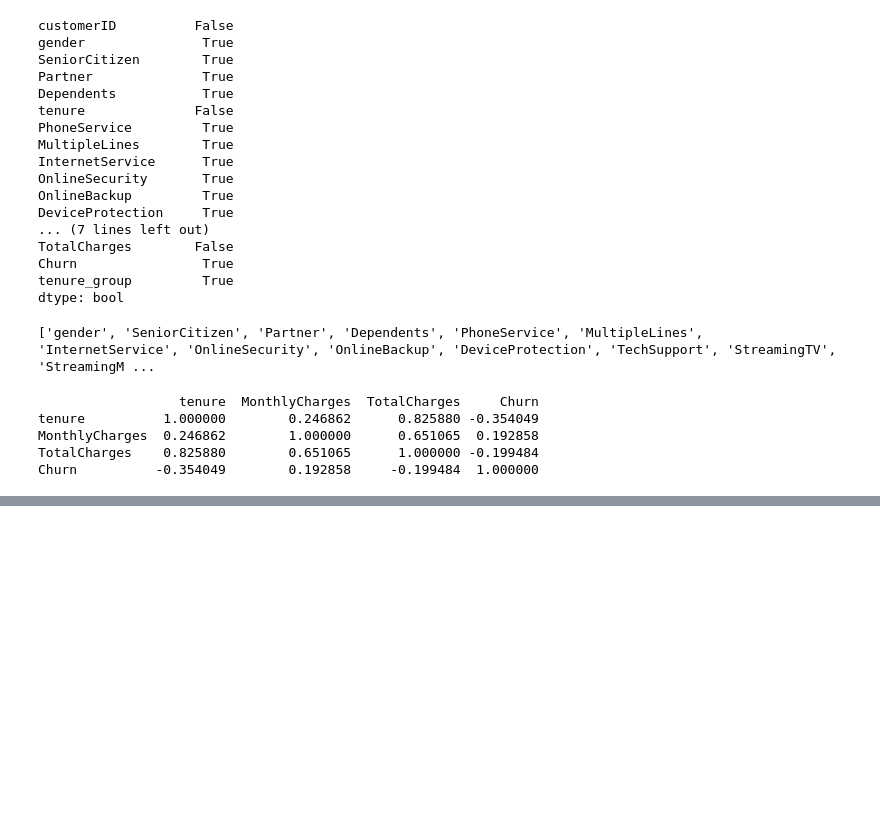
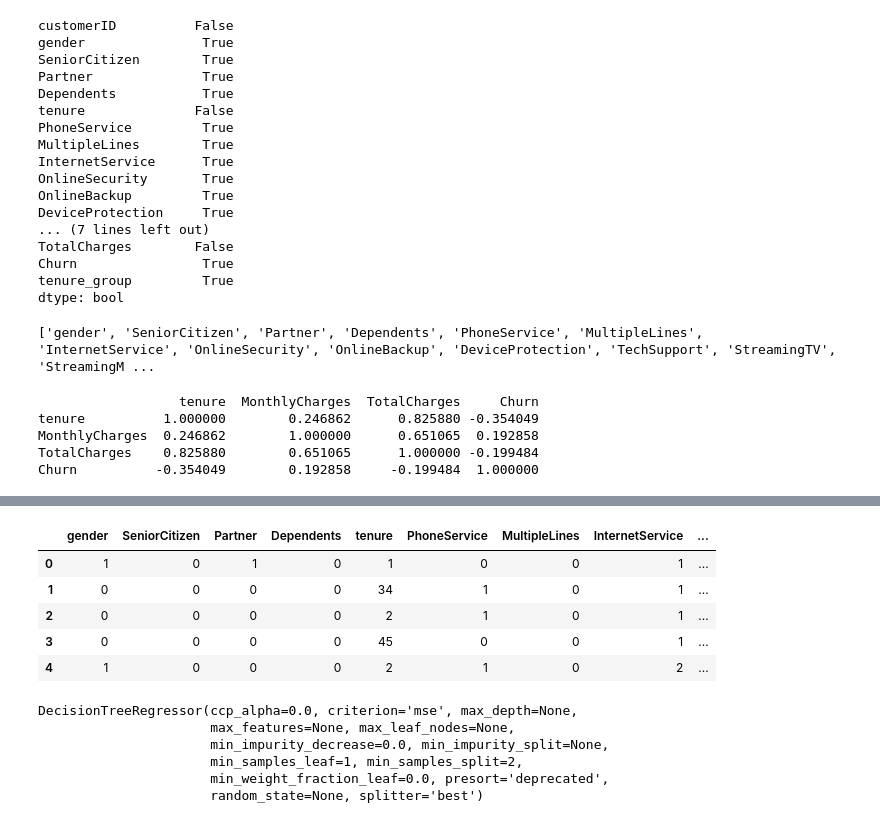
Before and after one commit to Swathips89/Telecom-Churn, a Jupyter notebook: Customer Churn.ipynb, the cells around one changed output, grey strips where cells are left out. Drawn from its saved outputs; the diff is of its cells as text; code cells hidden in the pictures; blank space fills up the shorter version.

```diff
--- a/Customer Churn.ipynb
+++ b/Customer Churn.ipynb
@@ -236,0 +312,7 @@ Churn          -0.354049        0.192858     -0.199484  1.000000
+# %%
+destree = destree[destree["TotalCharges"].notnull()]
+destree = destree.reset_index()[destree.columns]
+# %%
+destree['TotalCharges'] = destree["TotalCharges"].astype(float)
+# %%
+destree['TotalCharges'] = destree["TotalCharges"].astype(int)
@@ -236,0 +373,12 @@ Churn          -0.354049        0.192858     -0.199484  1.000000
+# %%
+#Decision Tree for Regression
+desreg=destree
+# %%
+desreg.head()
+# %% [output]
+|  | gender | SeniorCitizen | Partner | Dependents | tenure | PhoneService | MultipleLines | InternetService | ... |
+| 0 | 1 | 0 | 1 | 0 | 1 | 0 | 0 | 1 | ... |
+| 1 | 0 | 0 | 0 | 0 | 34 | 1 | 0 | 1 | ... |
+| 2 | 0 | 0 | 0 | 0 | 2 | 1 | 0 | 1 | ... |
+| 3 | 0 | 0 | 0 | 0 | 45 | 0 | 0 | 1 | ... |
+| 4 | 1 | 0 | 0 | 0 | 2 | 1 | 0 | 2 | ... |
@@ -236,0 +391,11 @@ Churn          -0.354049        0.192858     -0.199484  1.000000
+# %%
+from sklearn.tree import DecisionTreeRegressor
+regressor = DecisionTreeRegressor()
+regressor.fit(x_train, y_train)
+# %% [output]
+DecisionTreeRegressor(ccp_alpha=0.0, criterion='mse', max_depth=None,
+                      max_features=None, max_leaf_nodes=None,
+                      min_impurity_decrease=0.0, min_impurity_split=None,
+                      min_samples_leaf=1, min_samples_split=2,
+                      min_weight_fraction_leaf=0.0, presort='deprecated',
+                      random_state=None, splitter='best')
```
Also changed, not shown: parts of 21 cells of this notebook.
